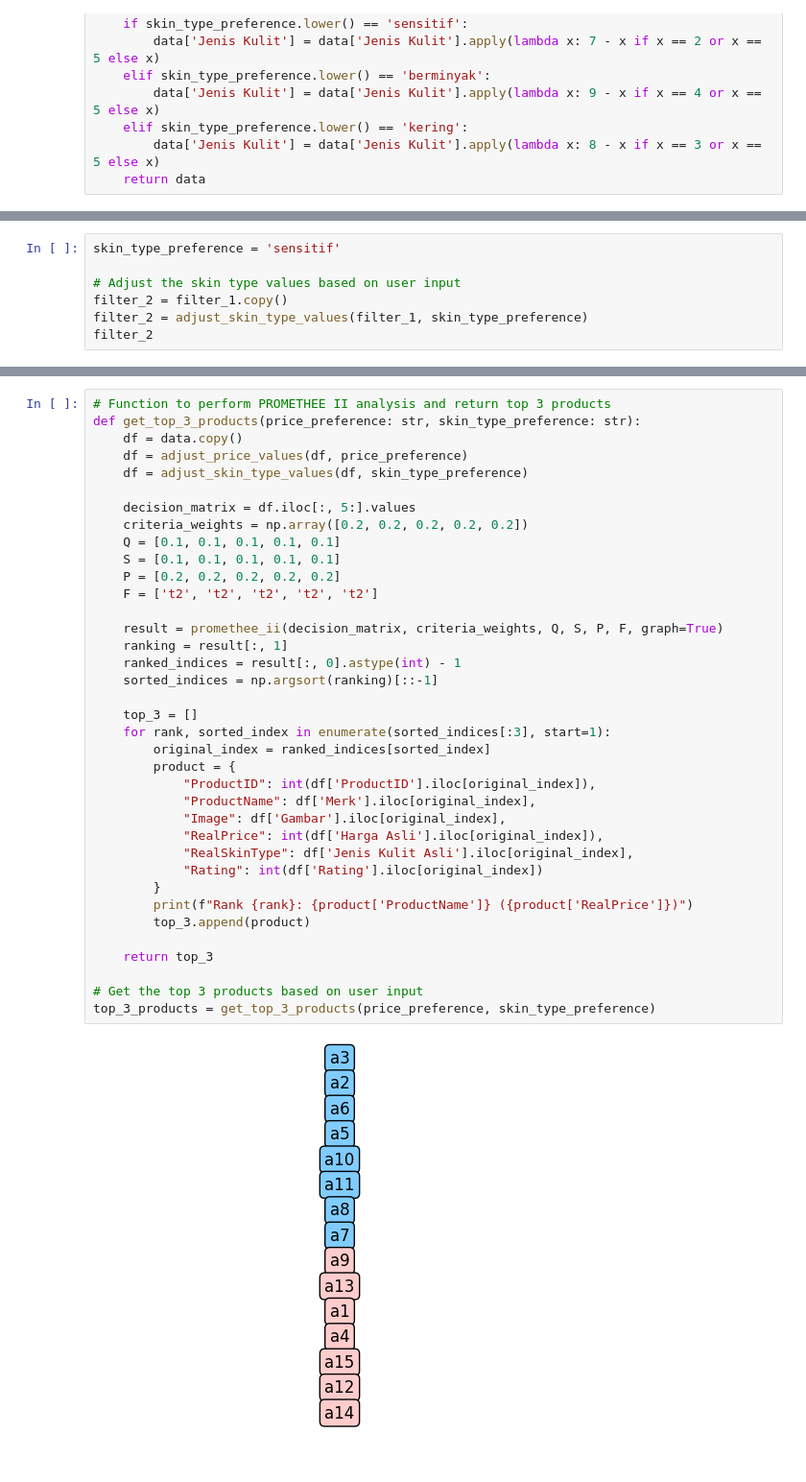
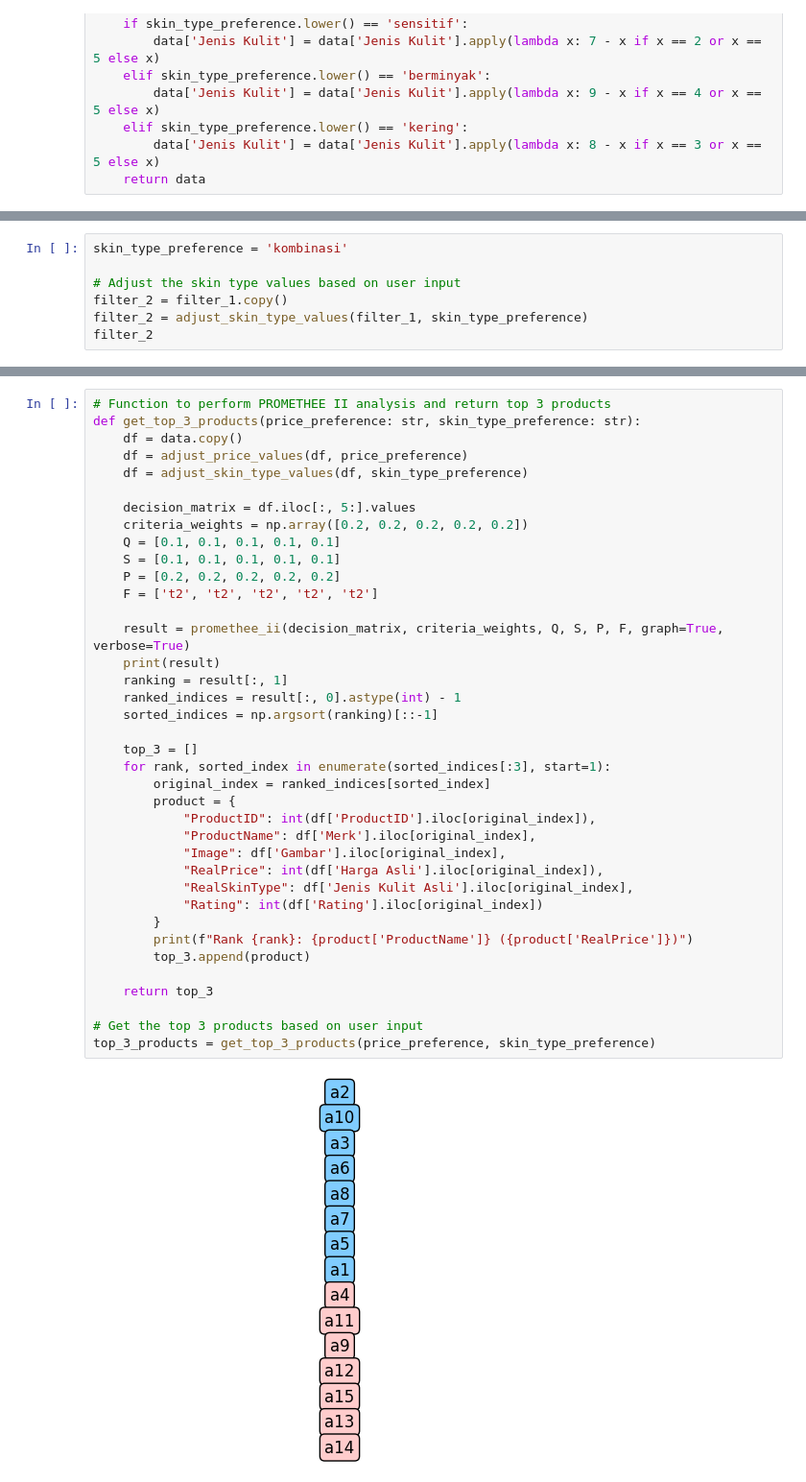
Before and after one commit to WawanWidiantara/Fuzzy-Logic, a Jupyter notebook: FuzzyDSS/promethee.ipynb, the cells around one changed output, grey strips where cells are left out. Shown at 96% size. Saved outputs shown, nothing was run; the diff lists cells and outputs as text.

```diff
--- a/FuzzyDSS/promethee.ipynb
+++ b/FuzzyDSS/promethee.ipynb
@@ -72,7 +72,7 @@ filter_1
 | 13 | 14 | Skintific 5x Ceramidine Low pH Cl... | https://images.soco.id/1017d9bc-c... | 150000 | Kombinasi | 1 | 1 | 5 | ... |
 | 14 | 15 | Cetaphil Cleanser | https://www.cetaphil.co.id/dw/ima... | 98000 | Normal | 1 | 4 | 1 | ... |
 # %%
-skin_type_preference = 'sensitif'
+skin_type_preference = 'kombinasi'
 
 # Adjust the skin type values based on user input
 filter_2 = filter_1.copy()
@@ -105,32 +105,33 @@ def get_top_3_products(price_preference: str, skin_type_preference: str):
     decision_matrix = df.iloc[:, 5:].values
     criteria_weights = np.array([0.2, 0.2, 0.2, 0.2, 0.2])
     Q = [0.1, 0.1, 0.1, 0.1, 0.1]
     S = [0.1, 0.1, 0.1, 0.1, 0.1]
     P = [0.2, 0.2, 0.2, 0.2, 0.2]
     F = ['t2', 't2', 't2', 't2', 't2']
 
-    result = promethee_ii(decision_matrix, criteria_weights, Q, S, P, F, graph=True)
+    result = promethee_ii(decision_matrix, criteria_weights, Q, S, P, F, graph=True, verbose=True)
+    print(result)
     ranking = result[:, 1]
     ranked_indices = result[:, 0].astype(int) - 1
     sorted_indices = np.argsort(ranking)[::-1]
 
     top_3 = []
     for rank, sorted_index in enumerate(sorted_indices[:3], start=1):
         original_index = ranked_indices[sorted_index]
         product = {
             "ProductID": int(df['ProductID'].iloc[original_index]),
             "ProductName": df['Merk'].iloc[original_index],
             "Image": df['Gambar'].iloc[original_index],
             "RealPrice": int(df['Harga Asli'].iloc[original_index]),
             "RealSkinType": df['Jenis Kulit Asli'].iloc[original_index],
             "Rating": int(df['Rating'].iloc[original_index])
         }
         print(f"Rank {rank}: {product['ProductName']} ({product['RealPrice']})")
         top_3.append(product)
 
     return top_3
 
 # Get the top 3 products based on user input
 top_3_products = get_top_3_products(price_preference, skin_type_preference)
 # %% [output]
-[figure, old version]
+[figure, new version]
```
Also changed, not shown: parts of 2 cells of this notebook, 1 other file.
